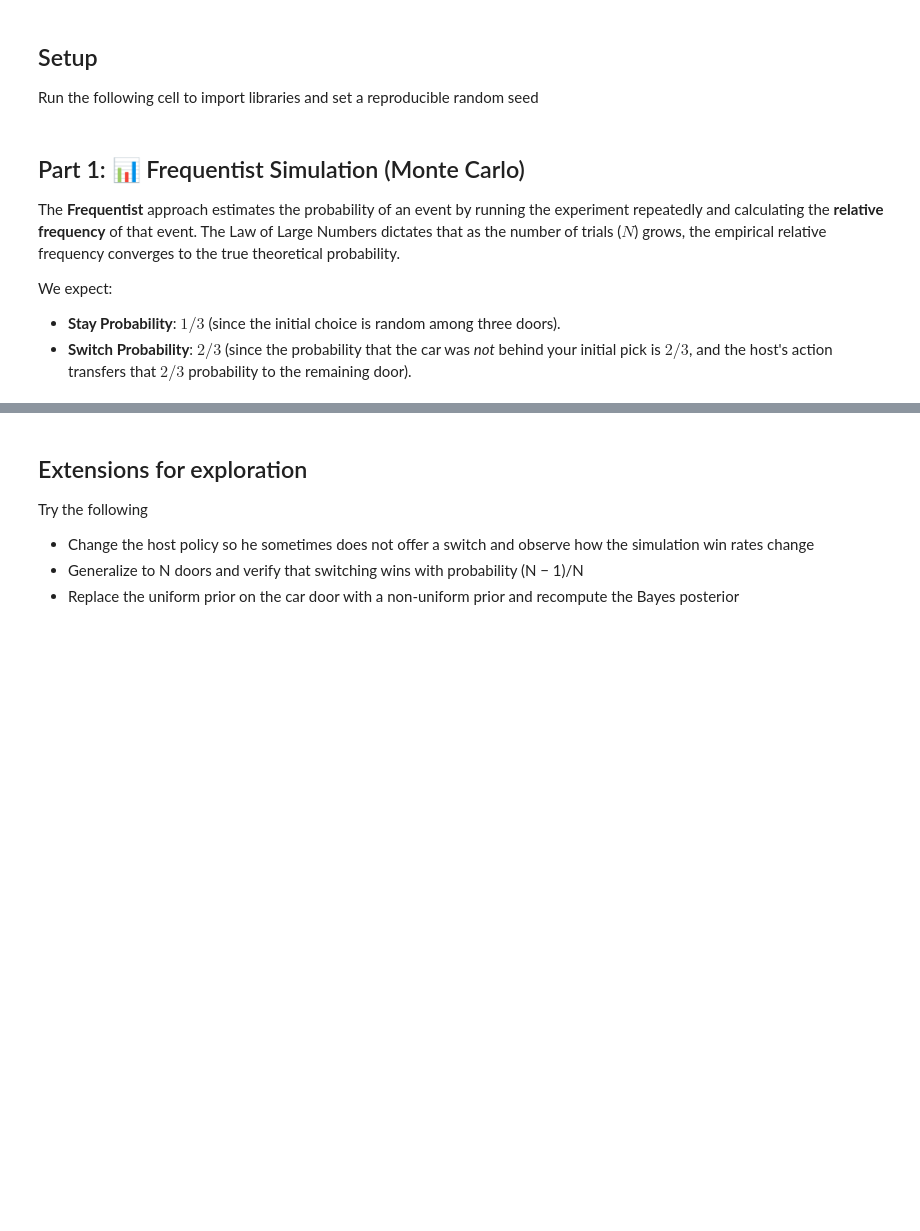
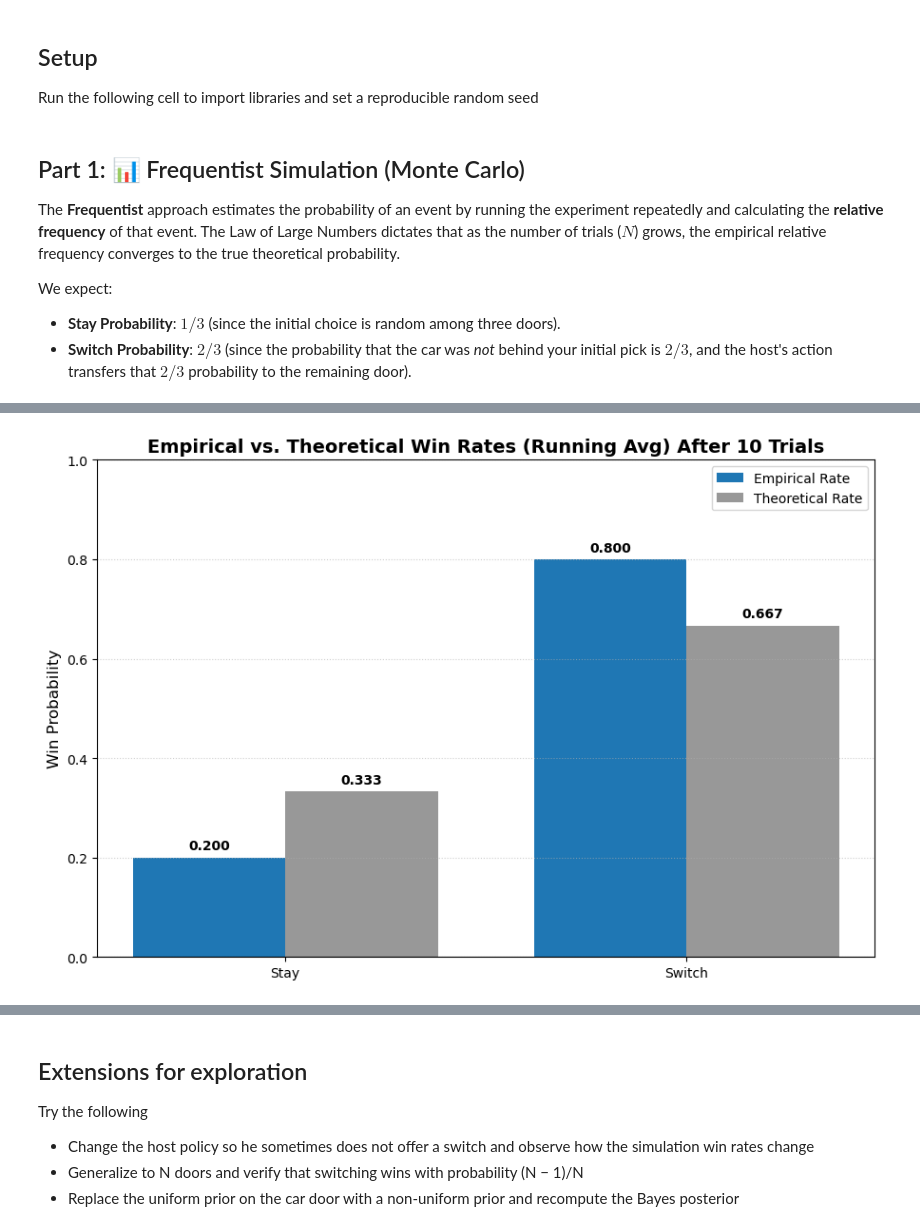
Before and after one commit to IE-ML-for-Healthcare/Bayesian-in-HC, a Jupyter notebook: 01_Monty_Hall_Frequentist_vs_Bayesian.ipynb, the cells around one changed output, grey strips where cells are left out. Drawn from its saved outputs; the diff is of its cells as text; code cells hidden in the pictures; blank space fills up the shorter version.

```diff
--- a/01_Monty_Hall_Frequentist_vs_Bayesian.ipynb
+++ b/01_Monty_Hall_Frequentist_vs_Bayesian.ipynb
@@ -177,0 +139,97 @@ plt.show()
+# %%
+# ---------------------------------------------------------------
+# Function to plot Empirical vs. Theoretical Probabilities
+# ---------------------------------------------------------------
+def plot_empirical_vs_theoretical(n_trials: int, seed: int | None = None) -> None:
+    """
+    Plot empirical win rates from a simulation next to the theoretical rates
+    for the Stay vs. Switch strategies using a grouped bar chart.
+
+    Parameters
+    ----------
+    n_trials : int
+        The number of games simulated to obtain the empirical rates.
+    seed : int | None
+        Random seed for simulation reproducibility.
+    """
+
+    # Run the simulator once for a batch of N games, passing the seed for reproducibility
+    res = simulate_monty_hall(n_trials, track_running=False, seed=seed)
+
+    # --- 1. Calculate Rates ---
+    # Convert simulation counts to empirical probabilities (Frequentist approach)
+    stay_empirical_rate = res["stay_wins"] / n_trials
+    switch_empirical_rate = res["switch_wins"] / n_trials
+
+    # Theoretical probabilities for the classical Monty Hall setup
+    stay_theoretical_rate = 1/3
+    switch_theoretical_rate = 2/3
+
+    # --- 2. Prepare Data for Grouped Bars ---
+    strategies = ["Stay", "Switch"]
+    empirical_rates = np.array([stay_empirical_rate, switch_empirical_rate])
+    theoretical_rates = np.array([stay_theoretical_rate, switch_theoretical_rate])
+
+    # Set bar positions and width so Empirical and Theoretical appear side by side
+    x = np.arange(len(strategies))       # Positions for the two strategy groups (0 and 1)
+    width = 0.38                         # Width of each bar for side-by-side comparison
+
+    # --- 3. Create Plot ---
+    plt.figure(figsize=(9, 6))
+
+    # Draw bars for empirical rates (left bar in each group)
+    bar1 = plt.bar(
+        x - width/2,
+        empirical_rates,
+        width,
+        label="Empirical Rate",
+        color='tab:blue' # Use a solid color for empirical data
+    )
+
+    # Draw bars for theoretical rates (right bar in each group)
+    bar2 = plt.bar(
+        x + width/2,
+        theoretical_rates,
+        width,
+        label="Theoretical Rate",
+        color='tab:gray', # Use a neutral color for reference data
+        alpha=0.8
+    )
+
+    # --- 4. Add Value Labels for Clarity ---
+    def add_labels(bars):
+        """Helper function to add value labels on top of the bars."""
+        for bar in bars:
+            yval = bar.get_height()
+            # Format the label to 3 decimal places
+            plt.text(bar.get_x() + bar.get_width()/2, yval + 0.01,
+                     f"{yval:.3f}", ha="center", va="bottom", fontweight="bold")
+
+    add_labels(bar1)
+    add_labels(bar2)
+
+    # --- 5. Cosmetic Settings ---
+    plt.xticks(x, strategies)
+    plt.ylim(0, 1.0)
+    plt.ylabel("Win Probability", fontsize=12)
+    plt.title(f"Empirical vs. Theoretical Win Rates (Running Avg) After {n_trials} Trials",
+              fontsize=14, fontweight="bold")
+    plt.grid(axis="y", linestyle=":", alpha=0.6)
+    plt.legend(loc='upper right')
+    plt.tight_layout()
+    plt.show()
+
+# ---------------------------------------------------------------
+# Example Execution: Illustrate convergence by increasing trials
+# ---------------------------------------------------------------
+
+# Try several N to illustrate variability at small samples vs stability at large samples
+print("Generating bar charts to show convergence...")
+for N in [
+    10,
+    # 100,
+    # 1000,
+    # 100000,
+]:
+    plot_empirical_vs_theoretical(N, seed=42)
+# %% [output]
@@ -177,0 +237 @@ plt.show()
+[figure, added]
```
Also changed, not shown: parts of 12 cells of this notebook.
